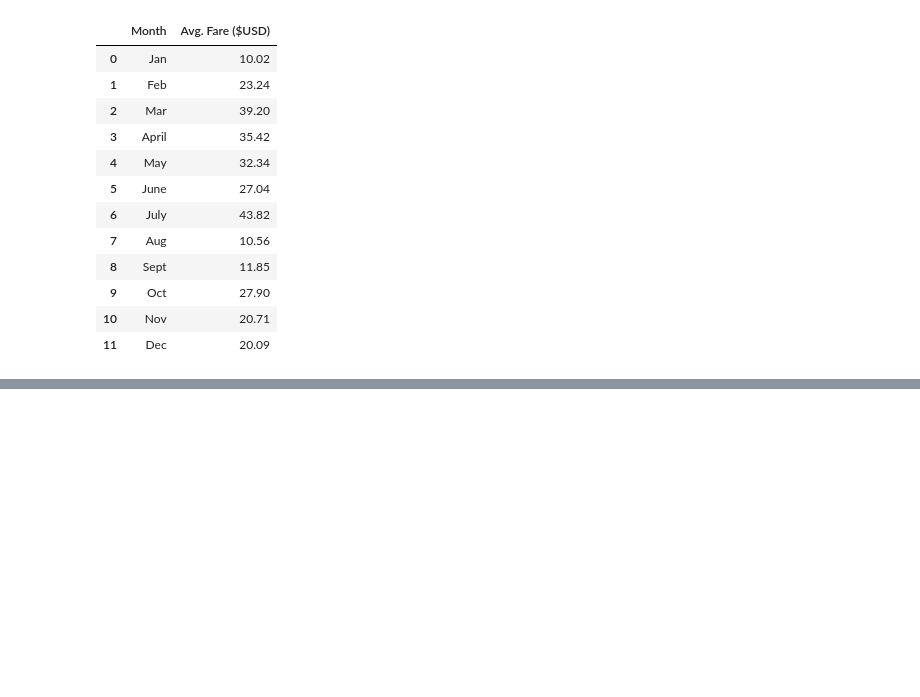
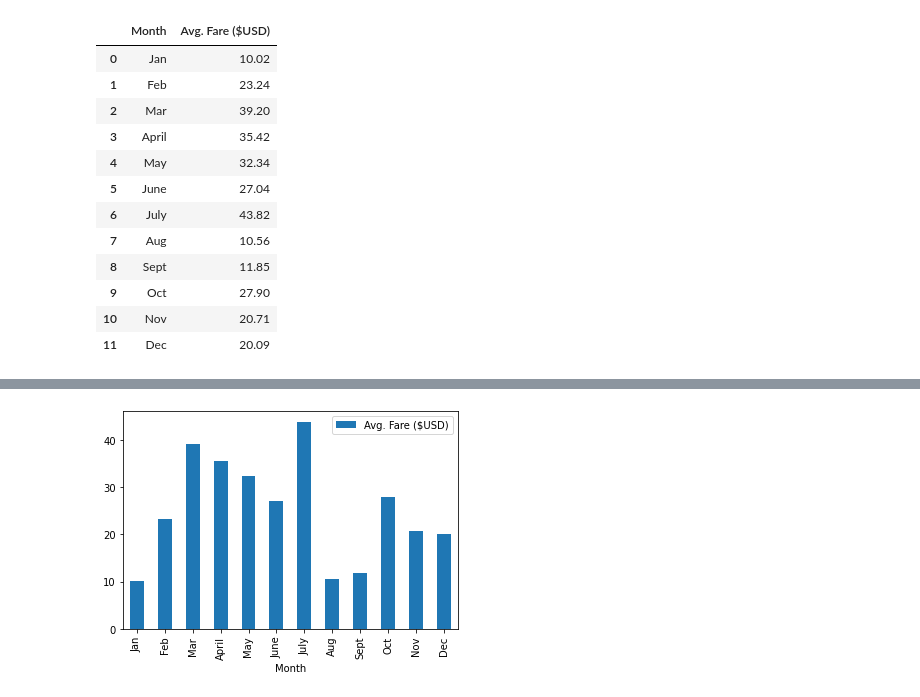
Before and after one commit to BMoreland20/PyBer_Analysis, a Jupyter notebook: PyBer_Practice.ipynb, the cells around one changed output, grey strips where cells are left out. Drawn from its saved outputs; the diff is of its cells as text; code cells hidden in the pictures; blank space fills up the shorter version.

```diff
--- a/PyBer_Practice.ipynb
+++ b/PyBer_Practice.ipynb
@@ -182,0 +193,5 @@ pyber_ride_df
+# %%
+pyber_ride_df.plot.bar(x="Month", y="Avg. Fare ($USD)")
+plt.show()
+# %% [output]
+[figure, added]
```
Also changed, not shown: parts of 2 cells of this notebook.
